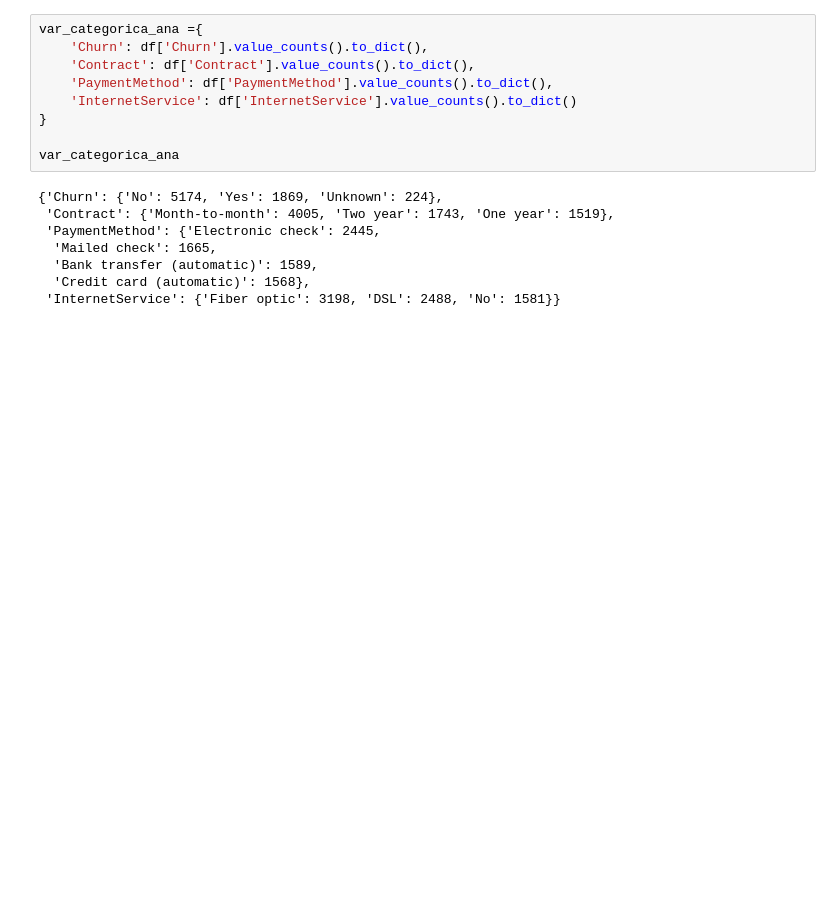
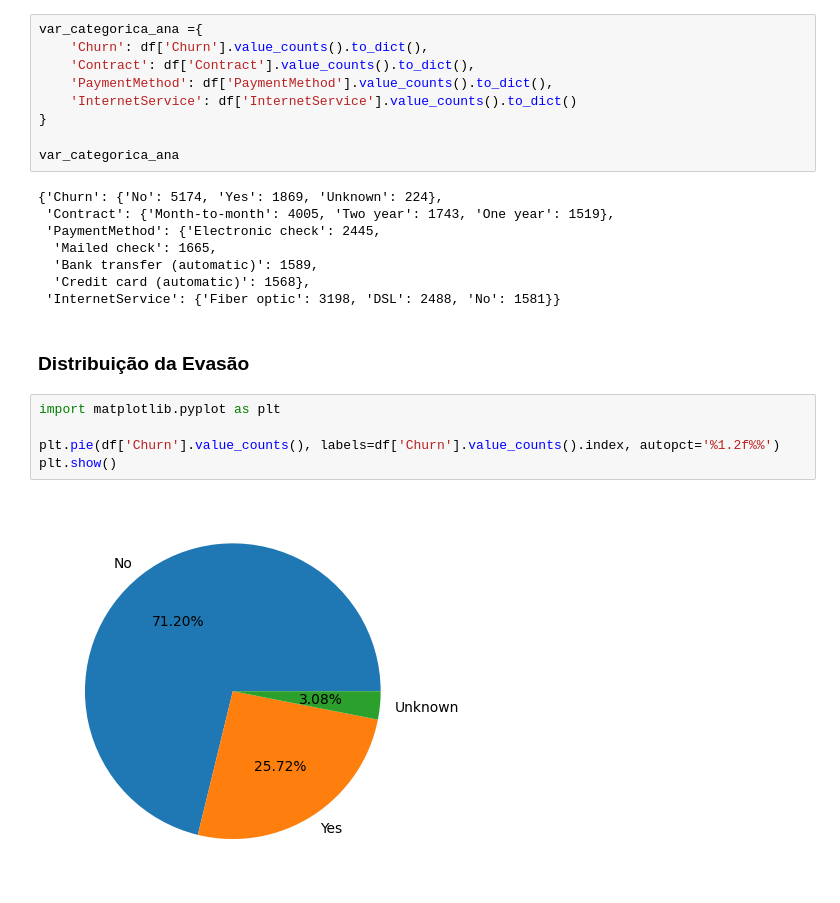
Before and after one commit to isenf/telecomx, a Jupyter notebook: Telecom_X.ipynb, the cells around one changed output. Cells and saved outputs as stored; diff of their text form; blank space fills up the shorter version.

Commit message:
feat: distribuição da evasão

```diff
--- a/Telecom_X.ipynb
+++ b/Telecom_X.ipynb
@@ -243,3 +243,12 @@ var_categorica_ana
   'Bank transfer (automatic)': 1589,
   'Credit card (automatic)': 1568},
  'InternetService': {'Fiber optic': 3198, 'DSL': 2488, 'No': 1581}}
+# %% [markdown]
+### Distribuição da Evasão
+# %%
+import matplotlib.pyplot as plt
+
+plt.pie(df['Churn'].value_counts(), labels=df['Churn'].value_counts().index, autopct='%1.2f%%')
+plt.show()
+# %% [output]
+[figure, added]
```
Also changed, not shown: parts of 1 cell of this notebook.
